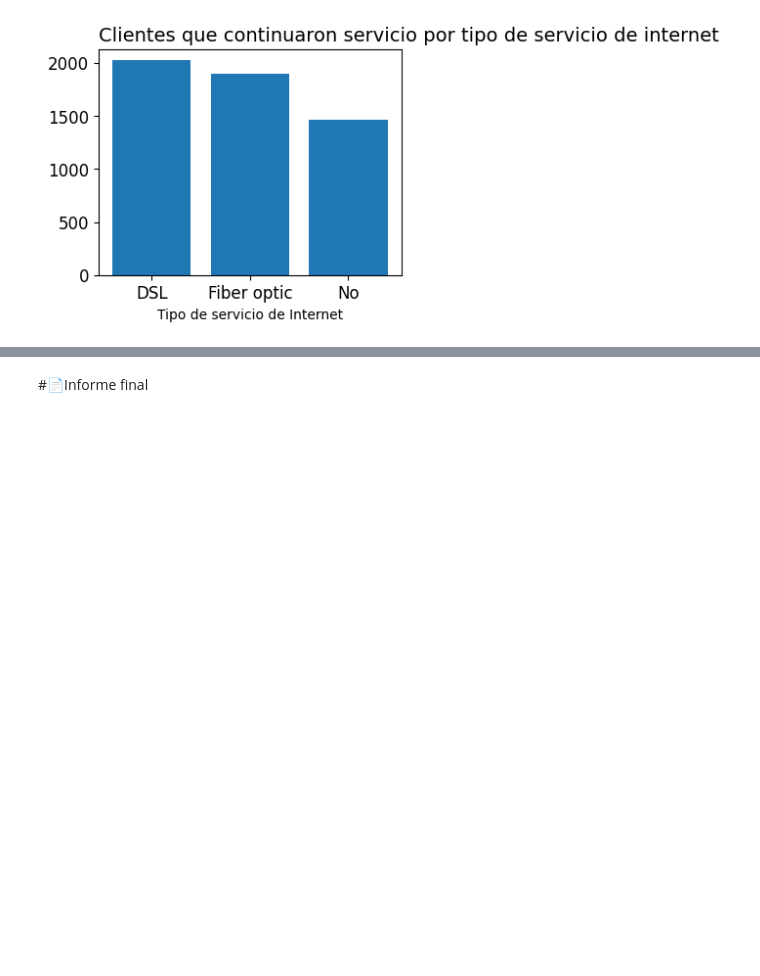
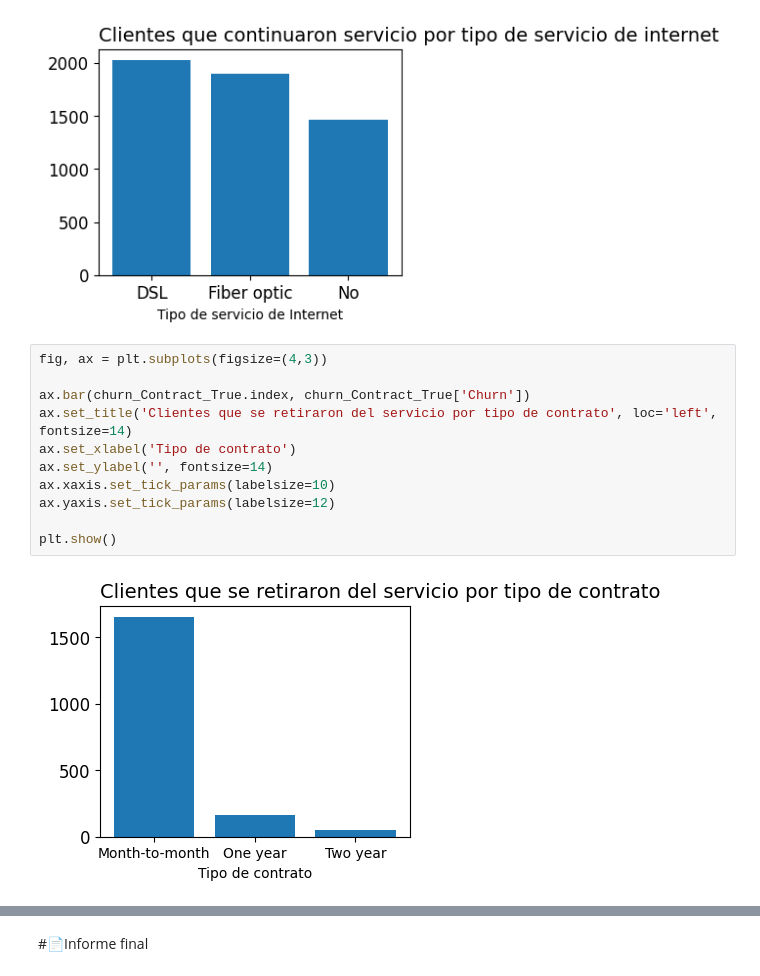
Before and after one commit to mafenavas/challenge_telecom_X, a Jupyter notebook: challenge.ipynb, the cells around one changed output, grey strips where cells are left out. Drawn from its saved outputs; the diff is of its cells as text; blank space fills up the shorter version.

```diff
--- a/challenge.ipynb
+++ b/challenge.ipynb
@@ -376,3 +376,16 @@ ax.yaxis.set_tick_params(labelsize=12)
 plt.show()
 # %% [output]
 [figure]
+# %%
+fig, ax = plt.subplots(figsize=(4,3))
+
+ax.bar(churn_Contract_True.index, churn_Contract_True['Churn'])
+ax.set_title('Clientes que se retiraron del servicio por tipo de contrato', loc='left', fontsize=14)
+ax.set_xlabel('Tipo de contrato')
+ax.set_ylabel('', fontsize=14)
+ax.xaxis.set_tick_params(labelsize=10)
+ax.yaxis.set_tick_params(labelsize=12)
+
+plt.show()
+# %% [output]
+[figure, added]
```
Also changed, not shown: parts of 13 cells of this notebook.
